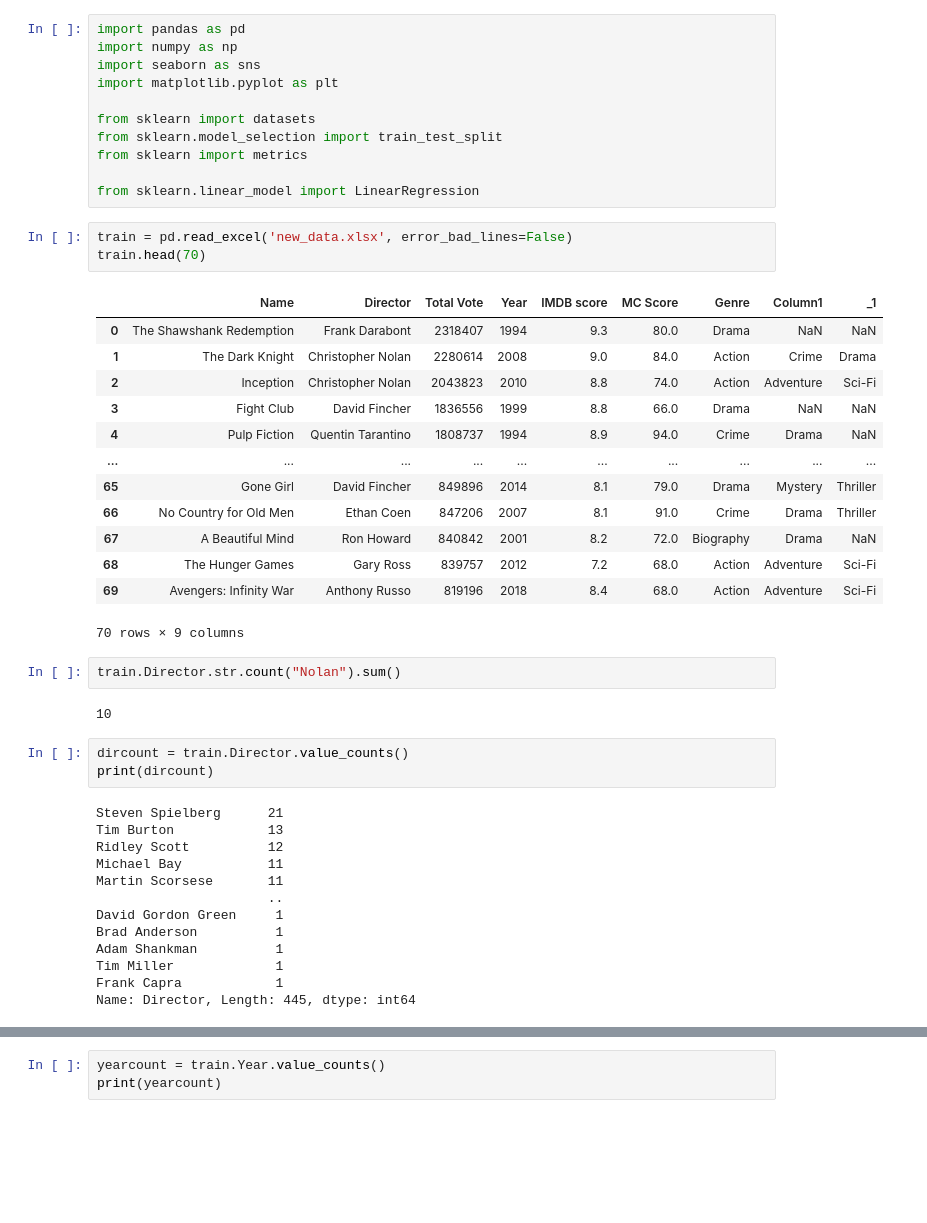
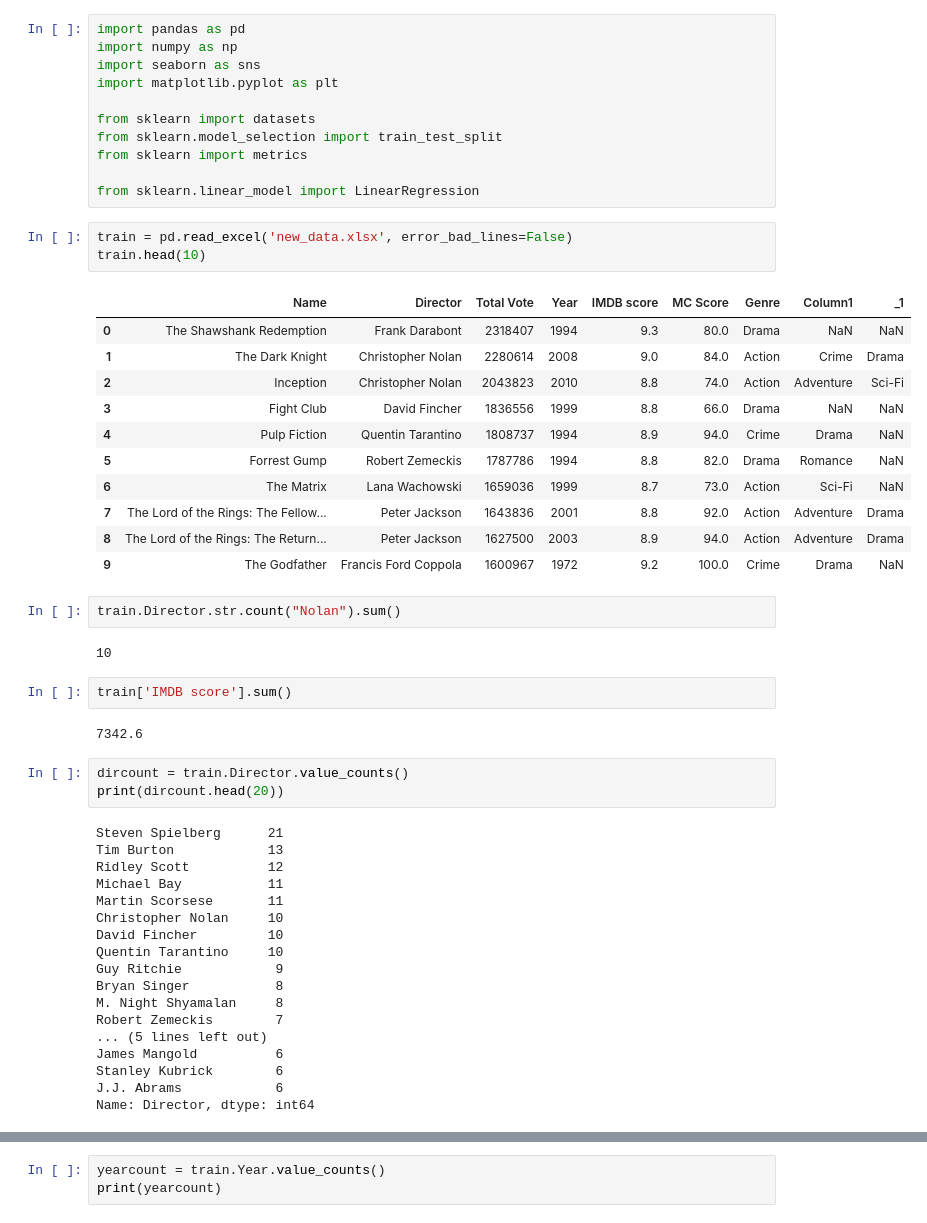
Before and after one commit to kdsl01/Data_science_Project_Scrpaer_and_data, a Jupyter notebook: data_project_2.ipynb, the cells around one changed output, grey strips where cells are left out. Cells and saved outputs as stored; diff of their text form; blank space fills up the shorter version.

```diff
--- a/data_project_2.ipynb
+++ b/data_project_2.ipynb
@@ -11,40 +11,47 @@ from sklearn import metrics
 from sklearn.linear_model import LinearRegression
 # %%
 train = pd.read_excel('new_data.xlsx', error_bad_lines=False)
-train.head(70)
+train.head(10)
 # %% [output]
 |  | Name | Director | Total Vote | Year | IMDB score | MC Score | Genre | Column1 | _1 |
 | 0 | The Shawshank Redemption | Frank Darabont | 2318407 | 1994 | 9.3 | 80.0 | Drama | NaN | NaN |
 | 1 | The Dark Knight | Christopher Nolan | 2280614 | 2008 | 9.0 | 84.0 | Action | Crime | Drama |
 | 2 | Inception | Christopher Nolan | 2043823 | 2010 | 8.8 | 74.0 | Action | Adventure | Sci-Fi |
 | 3 | Fight Club | David Fincher | 1836556 | 1999 | 8.8 | 66.0 | Drama | NaN | NaN |
 | 4 | Pulp Fiction | Quentin Tarantino | 1808737 | 1994 | 8.9 | 94.0 | Crime | Drama | NaN |
-| ... | ... | ... | ... | ... | ... | ... | ... | ... | ... |
-| 65 | Gone Girl | David Fincher | 849896 | 2014 | 8.1 | 79.0 | Drama | Mystery | Thriller |
-| 66 | No Country for Old Men | Ethan Coen | 847206 | 2007 | 8.1 | 91.0 | Crime | Drama | Thriller |
-| 67 | A Beautiful Mind | Ron Howard | 840842 | 2001 | 8.2 | 72.0 | Biography | Drama | NaN |
-| 68 | The Hunger Games | Gary Ross | 839757 | 2012 | 7.2 | 68.0 | Action | Adventure | Sci-Fi |
-| 69 | Avengers: Infinity War | Anthony Russo | 819196 | 2018 | 8.4 | 68.0 | Action | Adventure | Sci-Fi |
+| 5 | Forrest Gump | Robert Zemeckis | 1787786 | 1994 | 8.8 | 82.0 | Drama | Romance | NaN |
+| 6 | The Matrix | Lana Wachowski | 1659036 | 1999 | 8.7 | 73.0 | Action | Sci-Fi | NaN |
+| 7 | The Lord of the Rings: The Fellow... | Peter Jackson | 1643836 | 2001 | 8.8 | 92.0 | Action | Adventure | Drama |
+| 8 | The Lord of the Rings: The Return... | Peter Jackson | 1627500 | 2003 | 8.9 | 94.0 | Action | Adventure | Drama |
+| 9 | The Godfather | Francis Ford Coppola | 1600967 | 1972 | 9.2 | 100.0 | Crime | Drama | NaN |
-70 rows × 9 columns
 # %%
 train.Director.str.count("Nolan").sum()
 # %% [output]
 10
+# %%
+train['IMDB score'].sum()
+# %% [output]
+7342.6
 # %%
 dircount = train.Director.value_counts()
-print(dircount)
+print(dircount.head(20))
 # %% [output]
 Steven Spielberg      21
 Tim Burton            13
 Ridley Scott          12
 Michael Bay           11
 Martin Scorsese       11
-                      ..
-David Gordon Green     1
-Brad Anderson          1
-Adam Shankman          1
-Tim Miller             1
-Frank Capra            1
-Name: Director, Length: 445, dtype: int64
+Christopher Nolan     10
+David Fincher         10
+Quentin Tarantino     10
+Guy Ritchie            9
+Bryan Singer           8
+M. Night Shyamalan     8
+Robert Zemeckis        7
+... (5 lines left out)
+James Mangold          6
+Stanley Kubrick        6
+J.J. Abrams            6
+Name: Director, dtype: int64
 # %%
 dircount.head(20).sort_values().plot(kind='barh', subplots=True, figsize=(15,10))
```
Also changed, not shown: parts of 6 cells of this notebook.
